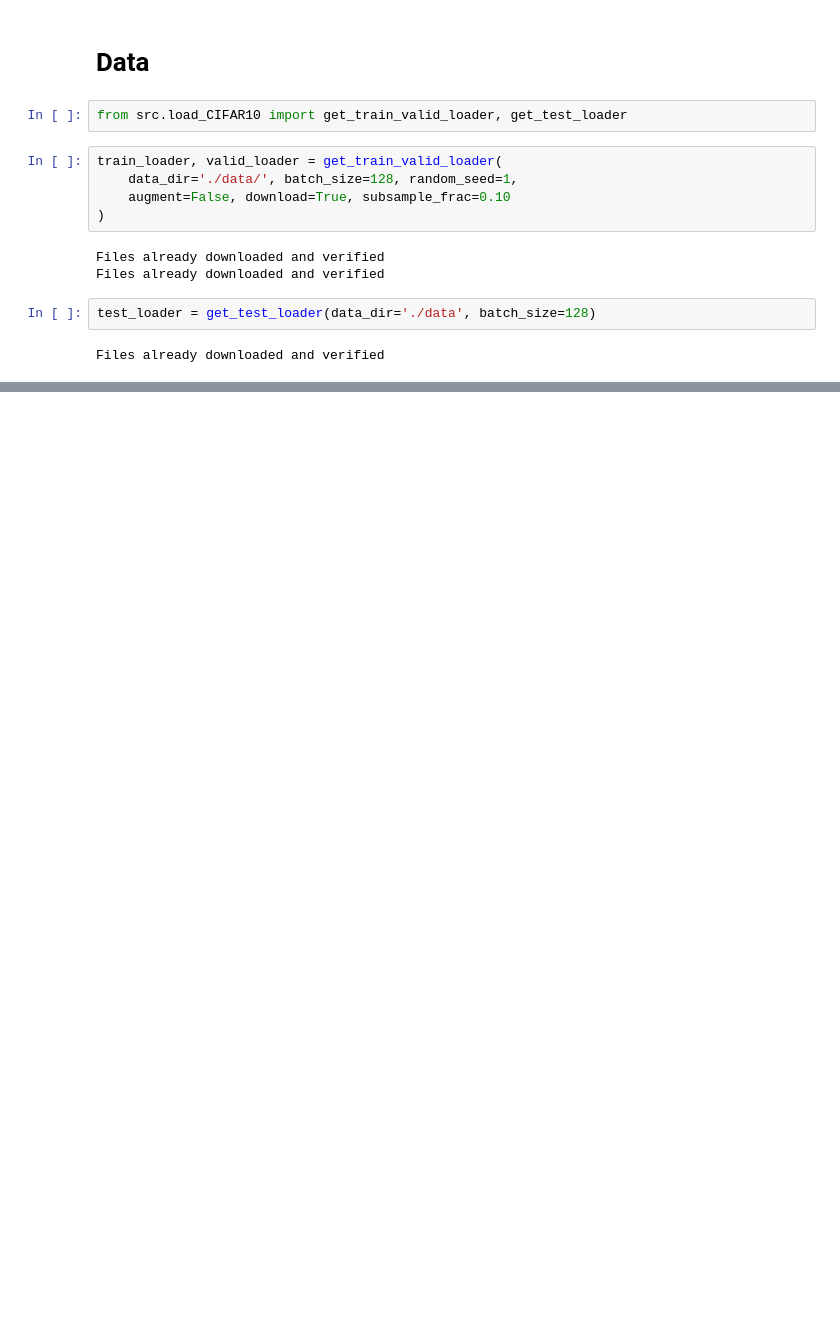
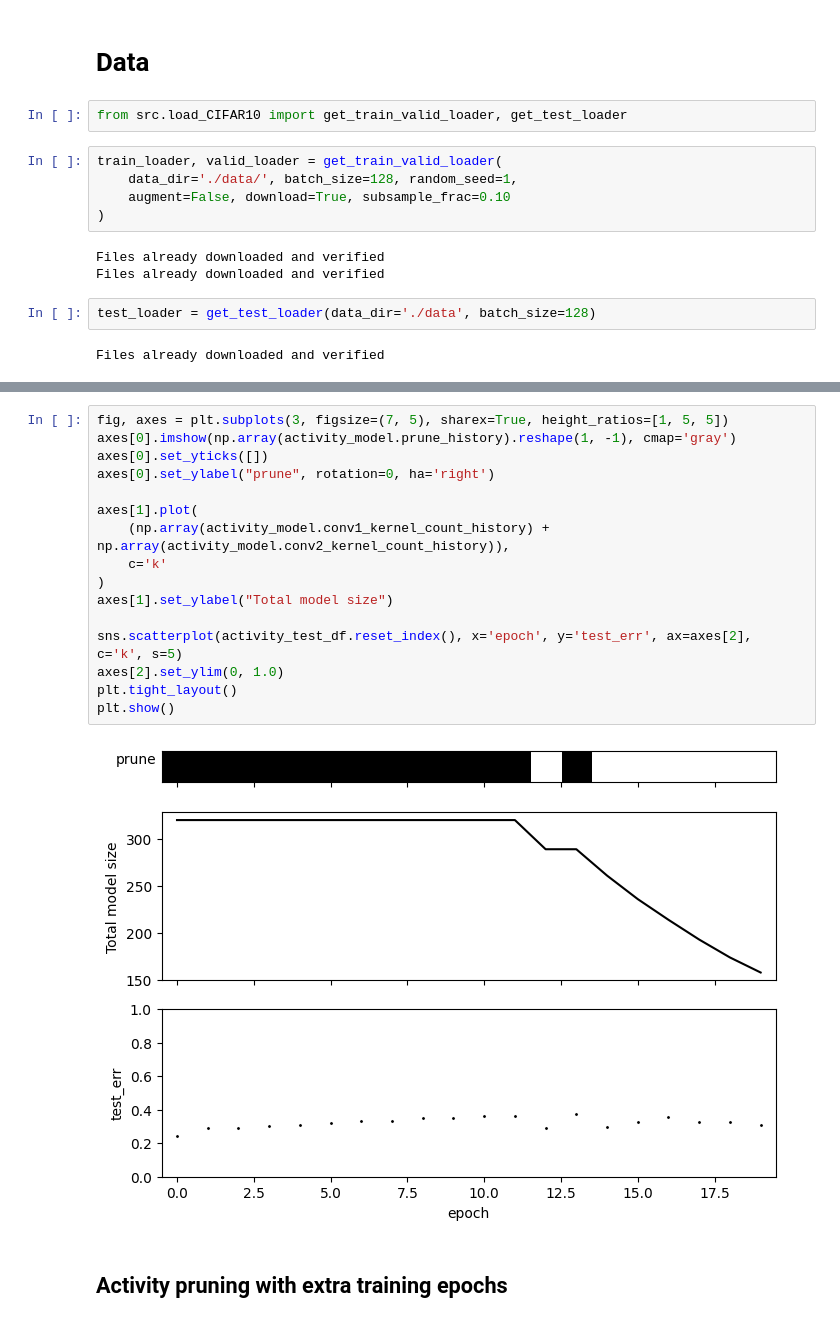
Before and after one commit to cchu70/klab_rotation, a Jupyter notebook: 06_mini_AlexNet-prune.ipynb, the cells around one changed output, grey strips where cells are left out. Cells and saved outputs as stored; diff of their text form; blank space fills up the shorter version.

```diff
--- a/06_mini_AlexNet-prune.ipynb
+++ b/06_mini_AlexNet-prune.ipynb
@@ -230,0 +125,20 @@ np.sqrt(300)
+# %%
+fig, axes = plt.subplots(3, figsize=(7, 5), sharex=True, height_ratios=[1, 5, 5])
+axes[0].imshow(np.array(activity_model.prune_history).reshape(1, -1), cmap='gray')
+axes[0].set_yticks([])
+axes[0].set_ylabel("prune", rotation=0, ha='right')
+
+axes[1].plot(
+    (np.array(activity_model.conv1_kernel_count_history) + np.array(activity_model.conv2_kernel_count_history)),
+    c='k'
+)
+axes[1].set_ylabel("Total model size")
+
+sns.scatterplot(activity_test_df.reset_index(), x='epoch', y='test_err', ax=axes[2], c='k', s=5)
+axes[2].set_ylim(0, 1.0)
+plt.tight_layout()
+plt.show()
+# %% [output]
+[figure, added]
+# %% [markdown]
+## Activity pruning with extra training epochs
```
Also changed, not shown: parts of 26 cells of this notebook, 12 other files.
